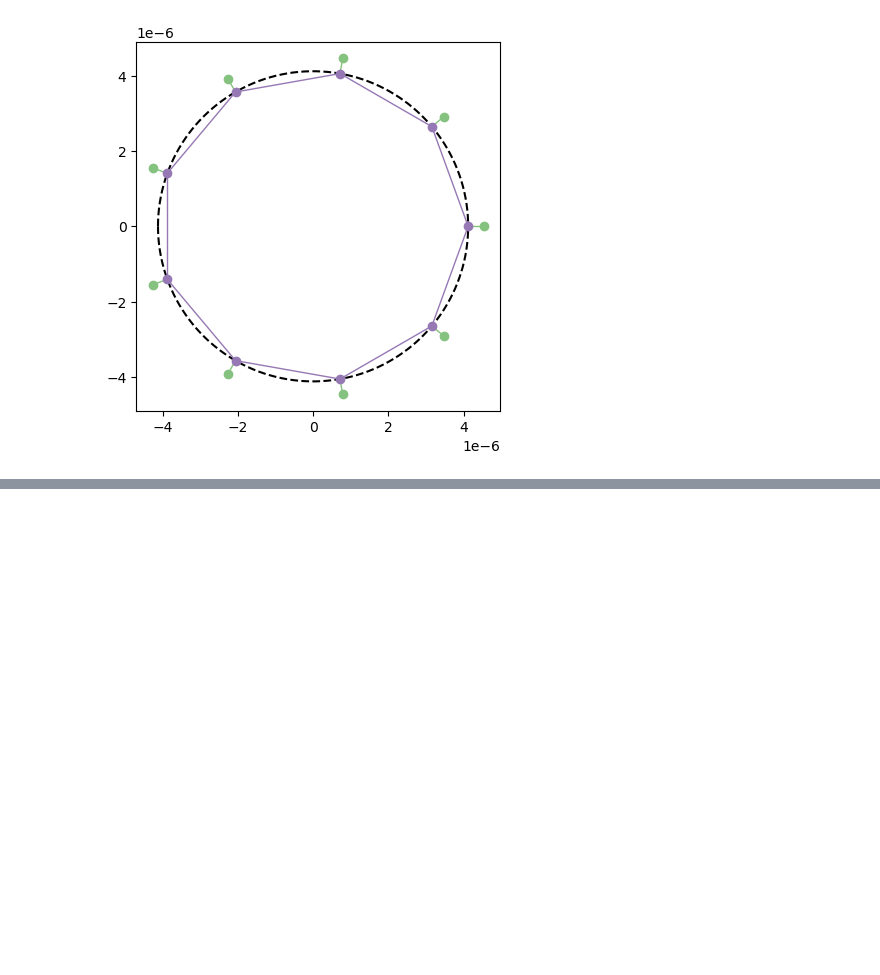
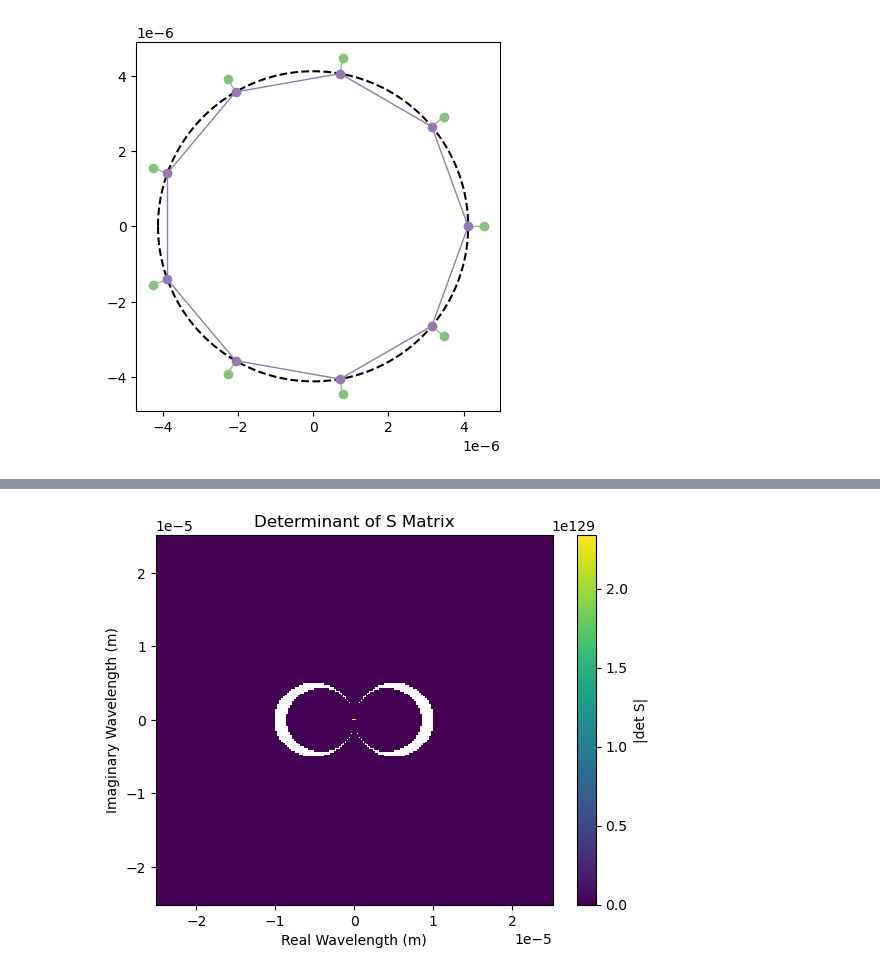
Before and after one commit to Optical-Theory-Group/networklibrary, a Jupyter notebook: network_bic.ipynb, the cells around one changed output, grey strips where cells are left out. Saved outputs shown, nothing was run; the diff lists cells and outputs as text; code cells hidden in the pictures; blank space fills up the shorter version.

```diff
--- a/network_bic.ipynb
+++ b/network_bic.ipynb
@@ -92,0 +99,40 @@ Text(0, 0.5, 'det S')
+# %%
+import numpy as np
+import matplotlib.pyplot as plt
+
+# Define the range for the real and imaginary parts of the wavelength
+l = 25e-6
+real_wavelengths = np.linspace(-l, l, 200)
+imag_wavelengths = np.linspace(-l, l, 200)
+
+# Create a meshgrid of complex wavelengths
+real_wl, imag_wl = np.meshgrid(real_wavelengths, imag_wavelengths)
+complex_wavelengths = real_wl + 1j * imag_wl
+
+# Initialize the array to store the determinant values
+detS = np.zeros(complex_wavelengths.shape, dtype=np.complex128)
+
+# Compute the determinant for each complex wavelength
+for jj in range(complex_wavelengths.shape[0]):
+    for kk in range(complex_wavelengths.shape[1]):
+        wl = complex_wavelengths[jj, kk]
+        S = network.get_S_ee(2 * np.pi / wl)
+        detS[jj, kk] = np.linalg.det(S)
+
+# Plot the results using pcolor
+plt.figure()
+plt.pcolor(real_wl, imag_wl, np.abs(detS), shading='auto')
+plt.colorbar(label='|det S|')
+plt.xlabel('Real Wavelength (m)')
+plt.ylabel('Imaginary Wavelength (m)')
+plt.title('Determinant of S Matrix')
+plt.show()
+# plt.figure()
+# plt.pcolor(real_wl, imag_wl, np.real(detS), shading='auto')
+# plt.colorbar(label='|det S|')
+# plt.xlabel('Real Wavelength (m)')
+# plt.ylabel('Imaginary Wavelength (m)')
+# plt.title('Determinant of S Matrix')
+# plt.show()
+# %% [output]
+[figure, added]
```
Also changed, not shown: parts of 6 cells of this notebook, 12 other files.
